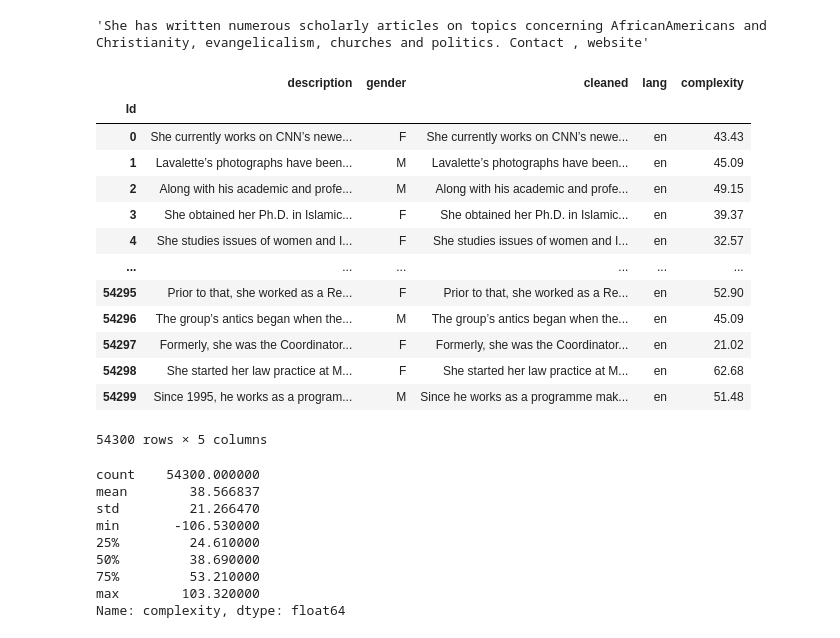
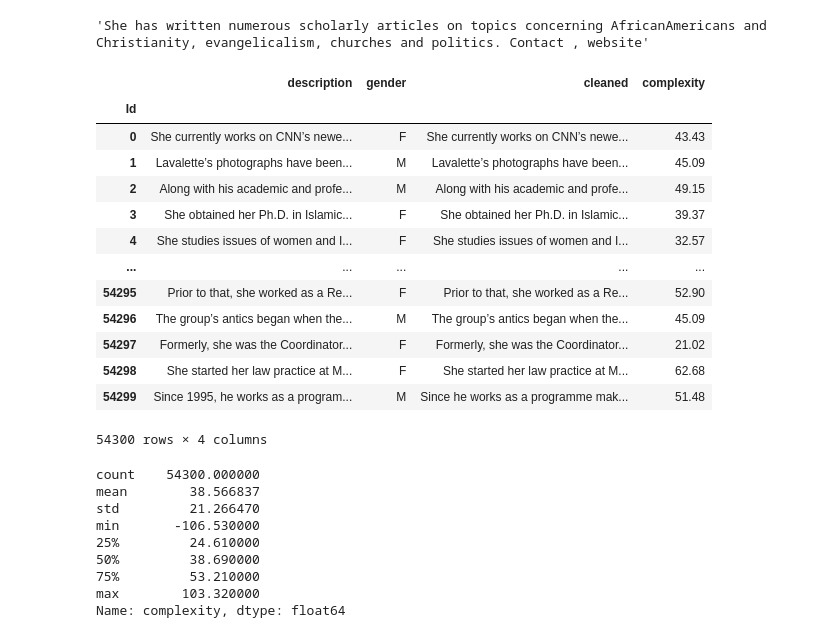
Before and after one commit to PremBamrung/insa_kaggle, a Jupyter notebook: notebook/EDA.ipynb, the cells around one changed output. Cells and saved outputs as stored; diff of their text form; code cells hidden in the pictures.

```diff
--- a/notebook/EDA.ipynb
+++ b/notebook/EDA.ipynb
@@ -546,0 +490,3 @@ test
+# %%
+test['lang']=parallel(detect_lang,test.cleaned)
+test
@@ -651,6 +601,8 @@ train.cleaned[514]
 # %%
 with concurrent.futures.ProcessPoolExecutor(num_processes) as pool:
     test['distance'] = list(tqdm(pool.map(levenshtein, test.cleaned,test.description, chunksize=num_processes*2), total=len(test.cleaned)))
+
+test['distance']=parallel(levenshtein,test.cleaned,test.description)
 test
 # %% [output]
 |  | description | gender | cleaned | distance |
@@ -752,25 +703,24 @@ train.complexity.hist(bins=100)
 train.cleaned[train.complexity<0][11]
 # %% [output]
 'She has written numerous scholarly articles on topics concerning AfricanAmericans and Christianity, evangelicalism, churches and politics. Contact , website'
-# %%
-with concurrent.futures.ProcessPoolExecutor(num_processes) as pool:
-    test["complexity"] = list(tqdm(pool.map(flesch_reading_ease, test.cleaned, chunksize=num_processes*2), total=test.shape[0]))
-test
-# %% [output]
-|  | description | gender | cleaned | lang | complexity |
-| Id |  |  |  |  |  |
-| 0 | She currently works on CNN’s newe... | F | She currently works on CNN’s newe... | en | 43.43 |
-| 1 | Lavalette’s photographs have been... | M | Lavalette’s photographs have been... | en | 45.09 |
-| 2 | Along with his academic and profe... | M | Along with his academic and profe... | en | 49.15 |
-| 3 | She obtained her Ph.D. in Islamic... | F | She obtained her Ph.D. in Islamic... | en | 39.37 |
-| 4 | She studies issues of women and I... | F | She studies issues of women and I... | en | 32.57 |
-| ... | ... | ... | ... | ... | ... |
-| 54295 | Prior to that, she worked as a Re... | F | Prior to that, she worked as a Re... | en | 52.90 |
-| 54296 | The group’s antics began when the... | M | The group’s antics began when the... | en | 45.09 |
-| 54297 | Formerly, she was the Coordinator... | F | Formerly, she was the Coordinator... | en | 21.02 |
-| 54298 | She started her law practice at M... | F | She started her law practice at M... | en | 62.68 |
-| 54299 | Since 1995, he works as a program... | M | Since he works as a programme mak... | en | 51.48 |
-54300 rows × 5 columns
+# %%
+test["complexity"] =parallel(flesch_reading_ease, test.cleaned)
+test
+# %% [output]
+|  | description | gender | cleaned | complexity |
+| Id |  |  |  |  |
+| 0 | She currently works on CNN’s newe... | F | She currently works on CNN’s newe... | 43.43 |
+| 1 | Lavalette’s photographs have been... | M | Lavalette’s photographs have been... | 45.09 |
+| 2 | Along with his academic and profe... | M | Along with his academic and profe... | 49.15 |
+| 3 | She obtained her Ph.D. in Islamic... | F | She obtained her Ph.D. in Islamic... | 39.37 |
+| 4 | She studies issues of women and I... | F | She studies issues of women and I... | 32.57 |
+| ... | ... | ... | ... | ... |
+| 54295 | Prior to that, she worked as a Re... | F | Prior to that, she worked as a Re... | 52.90 |
+| 54296 | The group’s antics began when the... | M | The group’s antics began when the... | 45.09 |
+| 54297 | Formerly, she was the Coordinator... | F | Formerly, she was the Coordinator... | 21.02 |
+| 54298 | She started her law practice at M... | F | She started her law practice at M... | 62.68 |
+| 54299 | Since 1995, he works as a program... | M | Since he works as a programme mak... | 51.48 |
+54300 rows × 4 columns
 # %%
 test.complexity.describe()
 # %% [output]
```
Also changed, not shown: parts of 37 cells of this notebook, 1 other file.
